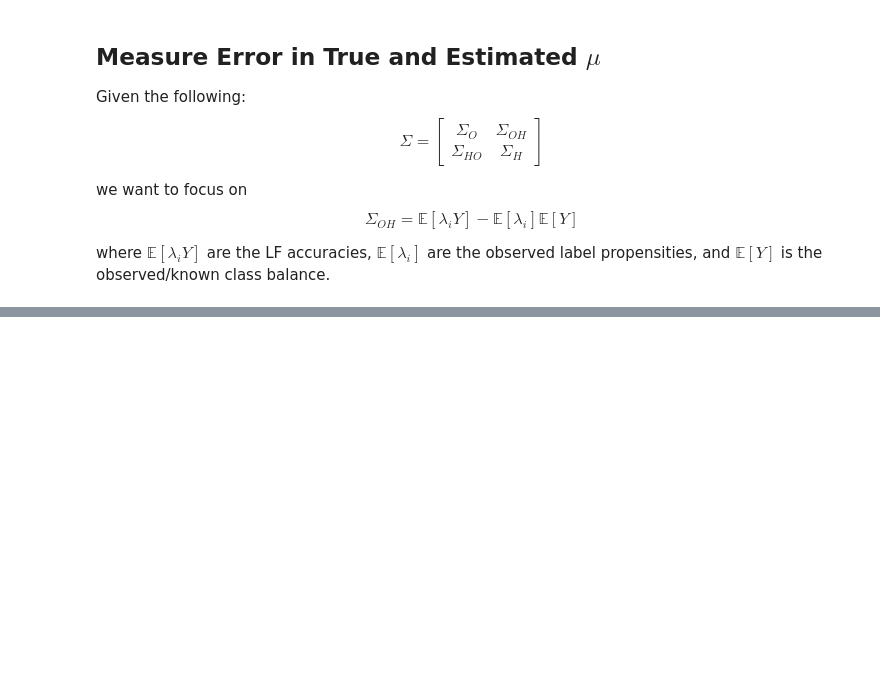
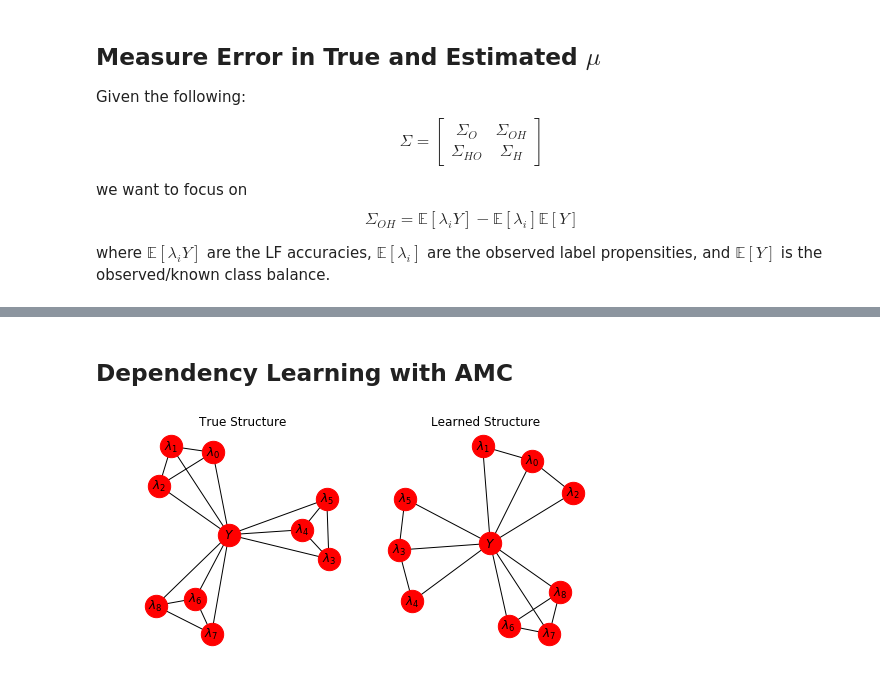
Before and after one commit to HazyResearch/metal, a Jupyter notebook: notebooks/learn_deps_SPA.ipynb, the cells around one changed output, grey strips where cells are left out. Drawn from its saved outputs; the diff is of its cells as text; code cells hidden in the pictures; blank space fills up the shorter version.

Commit message:
learning dependencies with AMC

```diff
--- a/notebooks/learn_deps_SPA.ipynb
+++ b/notebooks/learn_deps_SPA.ipynb
@@ -129,0 +142,19 @@ print ("Error in mu: ", np.mean(np.abs(mu - mu_est.ravel())))
+# %% [markdown]
+## Dependency Learning with AMC
+# %%
+from metal.label_model.learn_deps import DependencyLearner
+sigma_O_inv = np.linalg.inv(sigma_O)
+dl = DependencyLearner(M,sigma_O_inv)
+edges_est = dl.edges_from_amc(thresh=0.005)
+
+
+deps_graph_est = DependenciesGraph(M, edges_est)
+plt.figure(figsize=(8,4))
+plt.subplot(1,2,1)
+plt.title('True Structure')
+deps_graph.draw()
+plt.subplot(1,2,2)
+plt.title('Learned Structure')
+deps_graph_est.draw()
+# %% [output]
+[figure, added]
```
Also changed, not shown: parts of 5 cells of this notebook, 5 other files.
